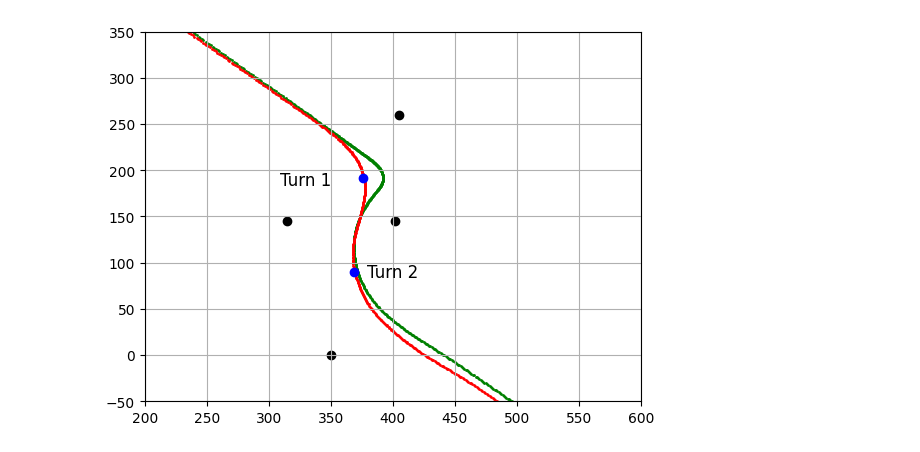
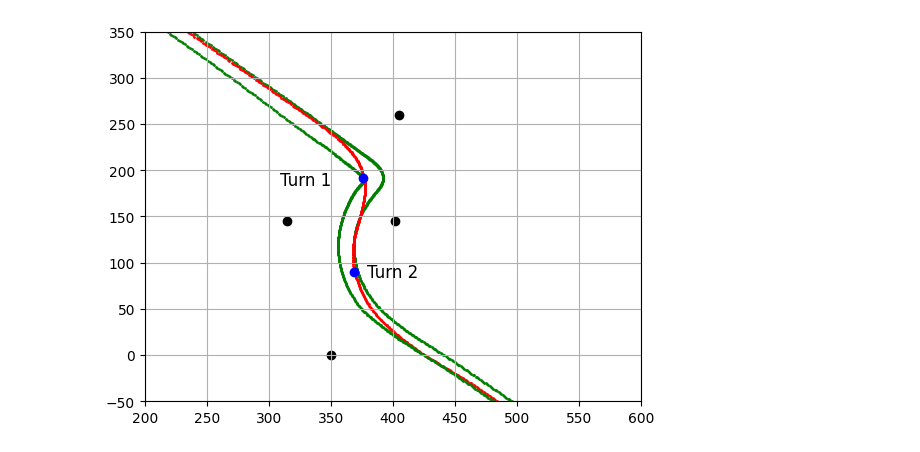
Before and after one commit to Bgon01/Data3001-capstone, a Jupyter notebook: eda/find_areas.ipynb, the cells around one changed output. Saved outputs shown, nothing was run; the diff lists cells and outputs as text; code cells hidden in the pictures.

```diff
--- a/eda/find_areas.ipynb
+++ b/eda/find_areas.ipynb
@@ -39,18 +21,19 @@ turns_df
 # %%
 labels = ['Turn 1, Turn 2']
 x = turns_df["APEX_X1"][0:2]
 y = turns_df["APEX_Y1"][0:2]
 
 plt.scatter(left_df["WORLDPOSX"], left_df["WORLDPOSY"], c='green', s=1)
 plt.scatter(line_df["WORLDPOSX"], line_df["WORLDPOSY"], c='red', s=1)
+plt.scatter(right_df["WORLDPOSX"], right_df["WORLDPOSY"], c='green', s=1)
 plt.scatter(turns_df['CORNER_X1'], turns_df['CORNER_Y1'], c='black')
 plt.scatter(turns_df['CORNER_X2'], turns_df['CORNER_Y2'], c='black')
 plt.scatter(x, y, c='blue')
 plt.text(330, 180, 'Turn 1', fontsize=12, color='black', ha='center', va='bottom')
 plt.text(400, 80, 'Turn 2', fontsize=12, color='black', ha='center', va='bottom')
 plt.xlim(200, 600)
 plt.ylim(-50, 350)
 plt.grid(True)
 plt.show()
 # %% [output]
-[figure, old version]
+[figure, new version]
```
Also changed, not shown: parts of 1 cell of this notebook, 1 other file.
